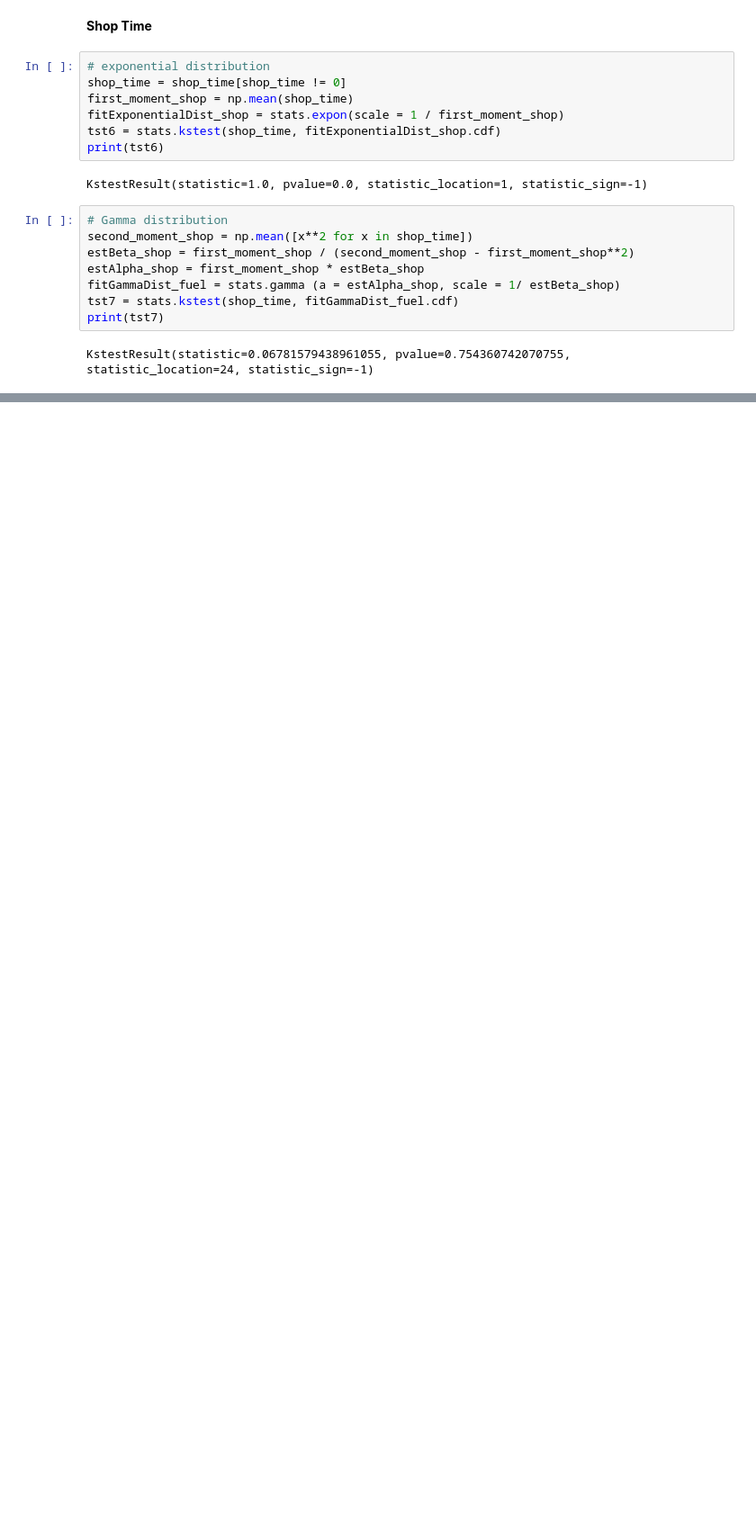
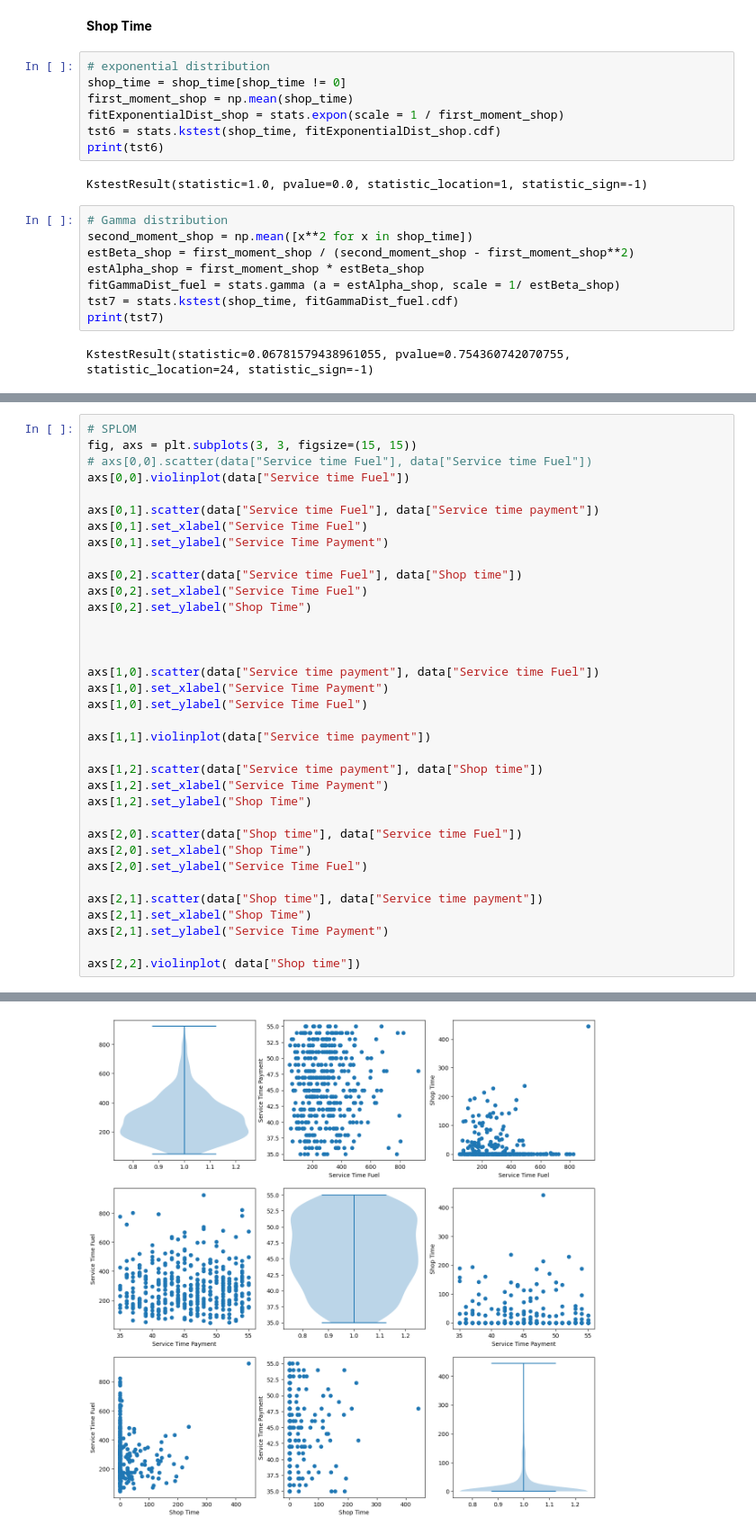
Before and after one commit to stilxam/StochasticSimulations, a Jupyter notebook: assignments/three/data_exploration.ipynb, the cells around one changed output, grey strips where cells are left out. Shown at 90% size. Saved outputs shown, nothing was run; the diff lists cells and outputs as text; blank space fills up the shorter version.

Commit message:
added couple plots

```diff
--- a/assignments/three/data_exploration.ipynb
+++ b/assignments/three/data_exploration.ipynb
@@ -139,0 +146,36 @@ KstestResult(statistic=0.5715869299999766, pvalue=1.3842769811232945e-29, statis
+# %%
+# SPLOM
+fig, axs = plt.subplots(3, 3, figsize=(15, 15))
+# axs[0,0].scatter(data["Service time Fuel"], data["Service time Fuel"])
+axs[0,0].violinplot(data["Service time Fuel"])
+
+axs[0,1].scatter(data["Service time Fuel"], data["Service time payment"])
+axs[0,1].set_xlabel("Service Time Fuel")
+axs[0,1].set_ylabel("Service Time Payment")
+
+axs[0,2].scatter(data["Service time Fuel"], data["Shop time"])
+axs[0,2].set_xlabel("Service Time Fuel")
+axs[0,2].set_ylabel("Shop Time")
+
+
+
+axs[1,0].scatter(data["Service time payment"], data["Service time Fuel"])
+axs[1,0].set_xlabel("Service Time Payment")
+axs[1,0].set_ylabel("Service Time Fuel")
+
+axs[1,1].violinplot(data["Service time payment"])
+
+axs[1,2].scatter(data["Service time payment"], data["Shop time"])
+axs[1,2].set_xlabel("Service Time Payment")
+axs[1,2].set_ylabel("Shop Time")
+
+axs[2,0].scatter(data["Shop time"], data["Service time Fuel"])
+axs[2,0].set_xlabel("Shop Time")
+axs[2,0].set_ylabel("Service Time Fuel")
+
+axs[2,1].scatter(data["Shop time"], data["Service time payment"])
+axs[2,1].set_xlabel("Shop Time")
+axs[2,1].set_ylabel("Service Time Payment")
+
+axs[2,2].violinplot( data["Shop time"])
+# %% [output]
@@ -139,0 +186 @@ KstestResult(statistic=0.5715869299999766, pvalue=1.3842769811232945e-29, statis
+[figure, added]
```
Also changed, not shown: parts of 5 cells of this notebook.
